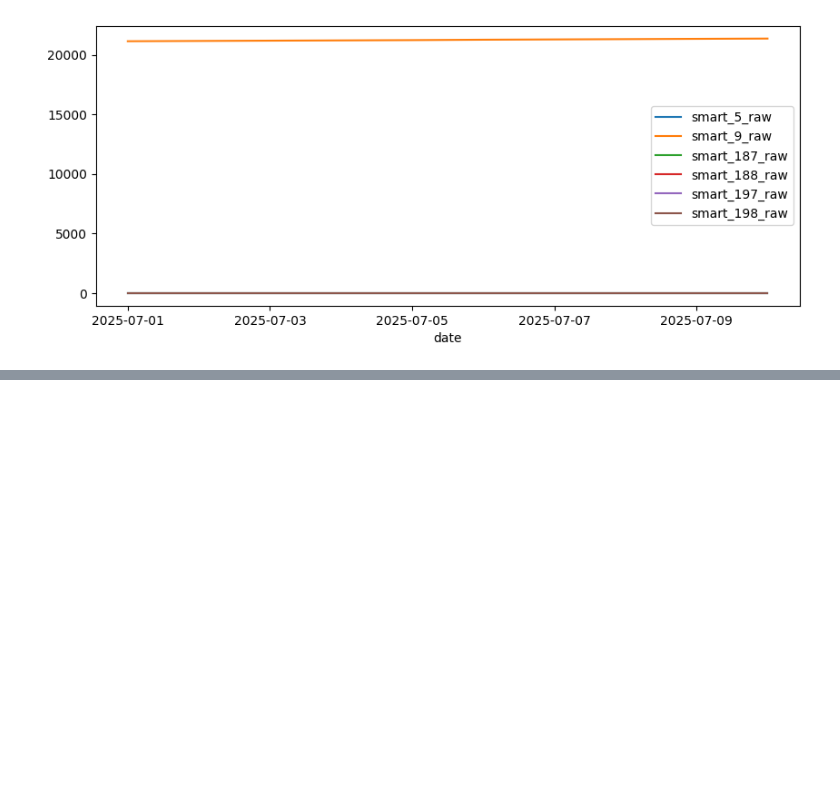
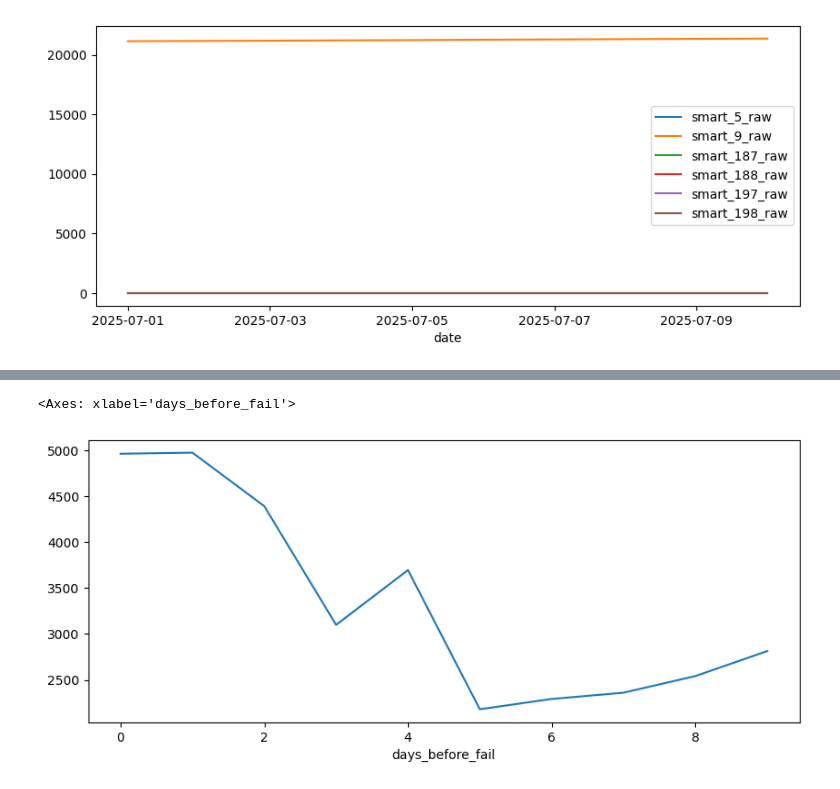
Before and after one commit to PhonpawitS/Hard-Drive-Failure-Prediction-using-ML, a Jupyter notebook: notebooks/eda.ipynb, the cells around one changed output, grey strips where cells are left out. Cells and saved outputs as stored; diff of their text form; code cells hidden in the pictures; blank space fills up the shorter version.

Commit message:
Add EDA look-back window before disk failure

```diff
--- a/notebooks/eda.ipynb
+++ b/notebooks/eda.ipynb
@@ -104,10 +104,18 @@ disk.plot(
 <Axes: xlabel='date'>
 [figure]
 # %%
-failed_disk = df[df["failure"] == 1].sort_values(by=["serial_number"])
+failed = (
+    df[df["failure"] == 1]
+    .groupby("serial_number")["date"]
+    .min()
+)
 
+df["serial_number"] = df["serial_number"].astype(str)
+failed.index = failed.index.astype(str)
 
-# failed_serial = df[df["failure"] == 1]["serial_number"]
-# failed_disk = df[df["serial_number"] == failed_serial]
+df["date_fail"] = df["serial_number"].map(failed)
 
-failed_disk
+df["date"] = pd.to_datetime(df["date"], errors="coerce")
+df["date_fail"] = pd.to_datetime(df["date_fail"], errors="coerce")
+
+df["days_before_fail"] = (df["date_fail"] - df["date"]).dt.days
@@ -127,0 +122,14 @@ failed_disk
+# %%
+plot_df = (
+    df[
+        (df["days_before_fail"] >= 0) &
+        (df["days_before_fail"] <= 14)
+    ]
+    .groupby("days_before_fail")["smart_5_raw"]
+    .mean()
+)
+
+plot_df.plot(figsize=(10, 4))
+# %% [output]
+<Axes: xlabel='days_before_fail'>
+[figure, added]
```
Also changed, not shown: parts of 7 cells of this notebook.
